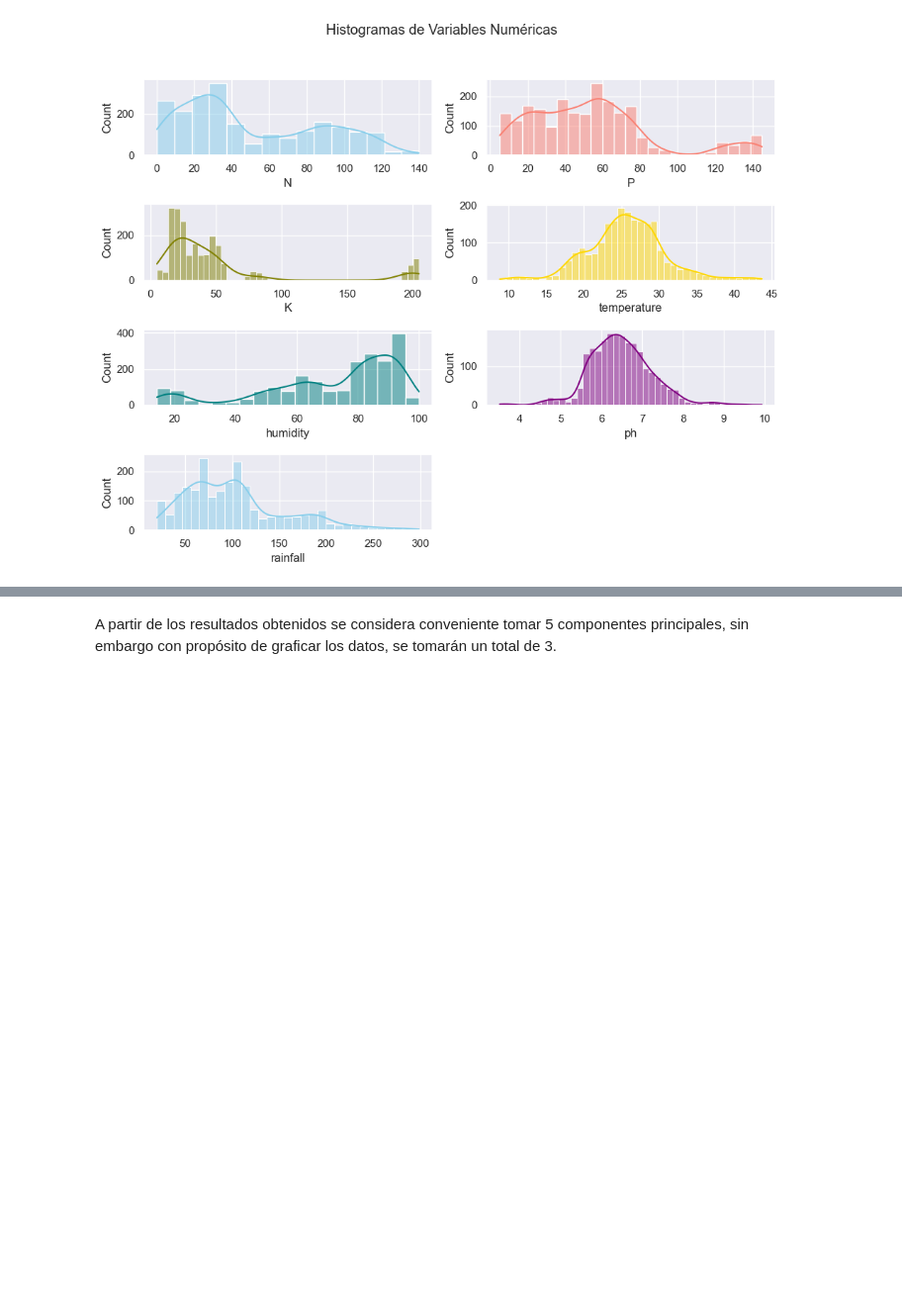
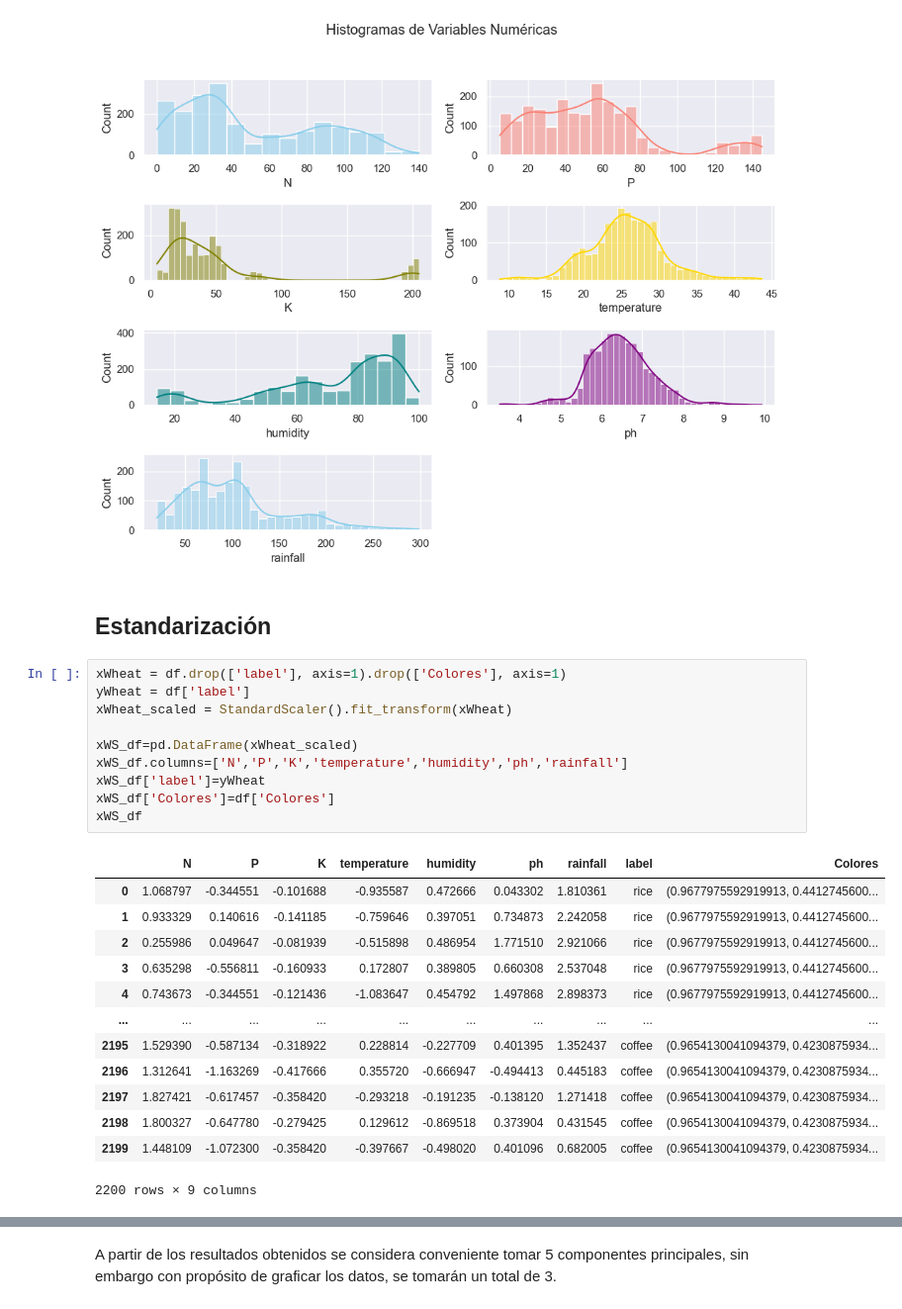
Before and after one commit to GuidoLorenzetti/TP, a Jupyter notebook: practico.ipynb, the cells around one changed output, grey strips where cells are left out. Shown at 99% size. Saved outputs shown, nothing was run; the diff lists cells and outputs as text; blank space fills up the shorter version.

```diff
--- a/practico.ipynb
+++ b/practico.ipynb
@@ -128,3 +128,29 @@ plt.tight_layout(rect=[0, 0, 1, 0.95])  # Ajusta el espacio para el título gene
 plt.show()
 # %% [output]
 [figure]
+# %% [markdown]
+## Estandarización ##
+# %%
+xWheat = df.drop(['label'], axis=1).drop(['Colores'], axis=1)
+yWheat = df['label']
+xWheat_scaled = StandardScaler().fit_transform(xWheat)
+
+xWS_df=pd.DataFrame(xWheat_scaled)
+xWS_df.columns=['N','P','K','temperature','humidity','ph','rainfall']
+xWS_df['label']=yWheat
+xWS_df['Colores']=df['Colores']
+xWS_df
+# %% [output]
+|  | N | P | K | temperature | humidity | ph | rainfall | label | Colores |
+| 0 | 1.068797 | -0.344551 | -0.101688 | -0.935587 | 0.472666 | 0.043302 | 1.810361 | rice | (0.9677975592919913, 0.4412745600... |
+| 1 | 0.933329 | 0.140616 | -0.141185 | -0.759646 | 0.397051 | 0.734873 | 2.242058 | rice | (0.9677975592919913, 0.4412745600... |
+| 2 | 0.255986 | 0.049647 | -0.081939 | -0.515898 | 0.486954 | 1.771510 | 2.921066 | rice | (0.9677975592919913, 0.4412745600... |
+| 3 | 0.635298 | -0.556811 | -0.160933 | 0.172807 | 0.389805 | 0.660308 | 2.537048 | rice | (0.9677975592919913, 0.4412745600... |
+| 4 | 0.743673 | -0.344551 | -0.121436 | -1.083647 | 0.454792 | 1.497868 | 2.898373 | rice | (0.9677975592919913, 0.4412745600... |
+| ... | ... | ... | ... | ... | ... | ... | ... | ... | ... |
+| 2195 | 1.529390 | -0.587134 | -0.318922 | 0.228814 | -0.227709 | 0.401395 | 1.352437 | coffee | (0.9654130041094379, 0.4230875934... |
+| 2196 | 1.312641 | -1.163269 | -0.417666 | 0.355720 | -0.666947 | -0.494413 | 0.445183 | coffee | (0.9654130041094379, 0.4230875934... |
+| 2197 | 1.827421 | -0.617457 | -0.358420 | -0.293218 | -0.191235 | -0.138120 | 1.271418 | coffee | (0.9654130041094379, 0.4230875934... |
+| 2198 | 1.800327 | -0.647780 | -0.279425 | 0.129612 | -0.869518 | 0.373904 | 0.431545 | coffee | (0.9654130041094379, 0.4230875934... |
+| 2199 | 1.448109 | -1.072300 | -0.358420 | -0.397667 | -0.498020 | 0.401096 | 0.682005 | coffee | (0.9654130041094379, 0.4230875934... |
+2200 rows × 9 columns
```
Also changed, not shown: parts of 13 cells of this notebook.
